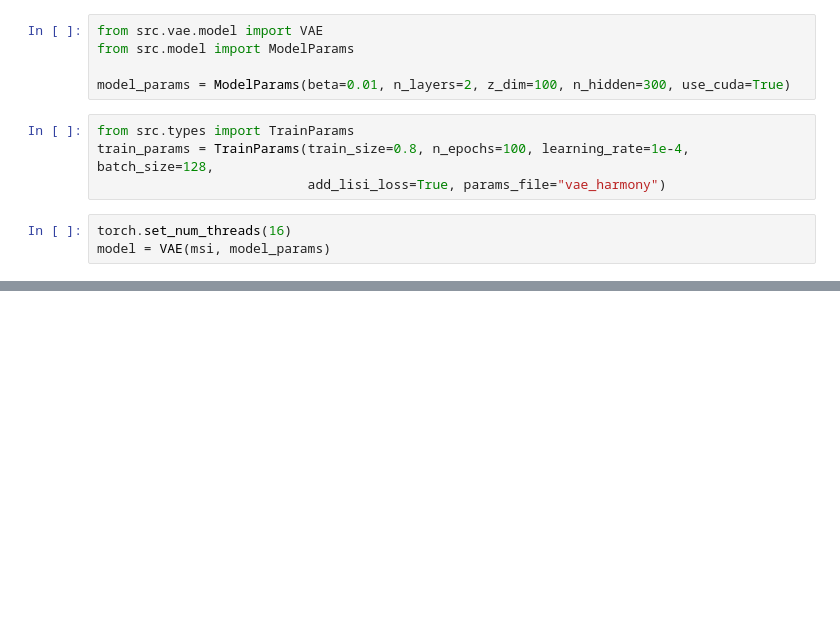
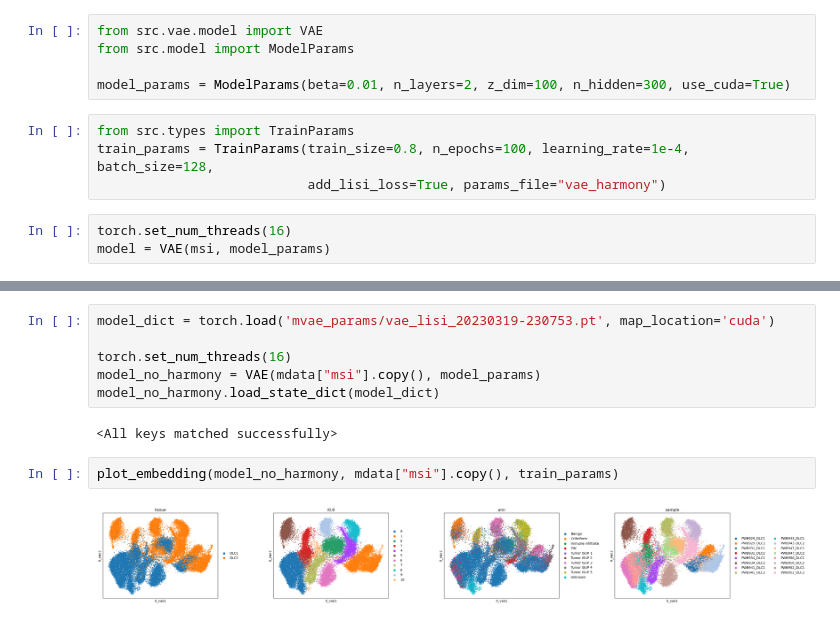
Before and after one commit to annkamsk/mvae, a Jupyter notebook: VAE_with_harmony.ipynb, the cells around one changed output, grey strips where cells are left out. Cells and saved outputs as stored; diff of their text form; blank space fills up the shorter version.

```diff
--- a/VAE_with_harmony.ipynb
+++ b/VAE_with_harmony.ipynb
@@ -36,0 +71,12 @@ EarlyStopping (epoch: 1): valid loss improved to 0.9450421324416772
+# %%
+model_dict = torch.load('mvae_params/vae_lisi_20230319-230753.pt', map_location='cuda')
+
+torch.set_num_threads(16)
+model_no_harmony = VAE(mdata["msi"].copy(), model_params)
+model_no_harmony.load_state_dict(model_dict)
+# %% [output]
+<All keys matched successfully>
+# %%
+plot_embedding(model_no_harmony, mdata["msi"].copy(), train_params)
+# %% [output]
+[figure, added]
```
Also changed, not shown: parts of 12 cells of this notebook, 2 other files.
